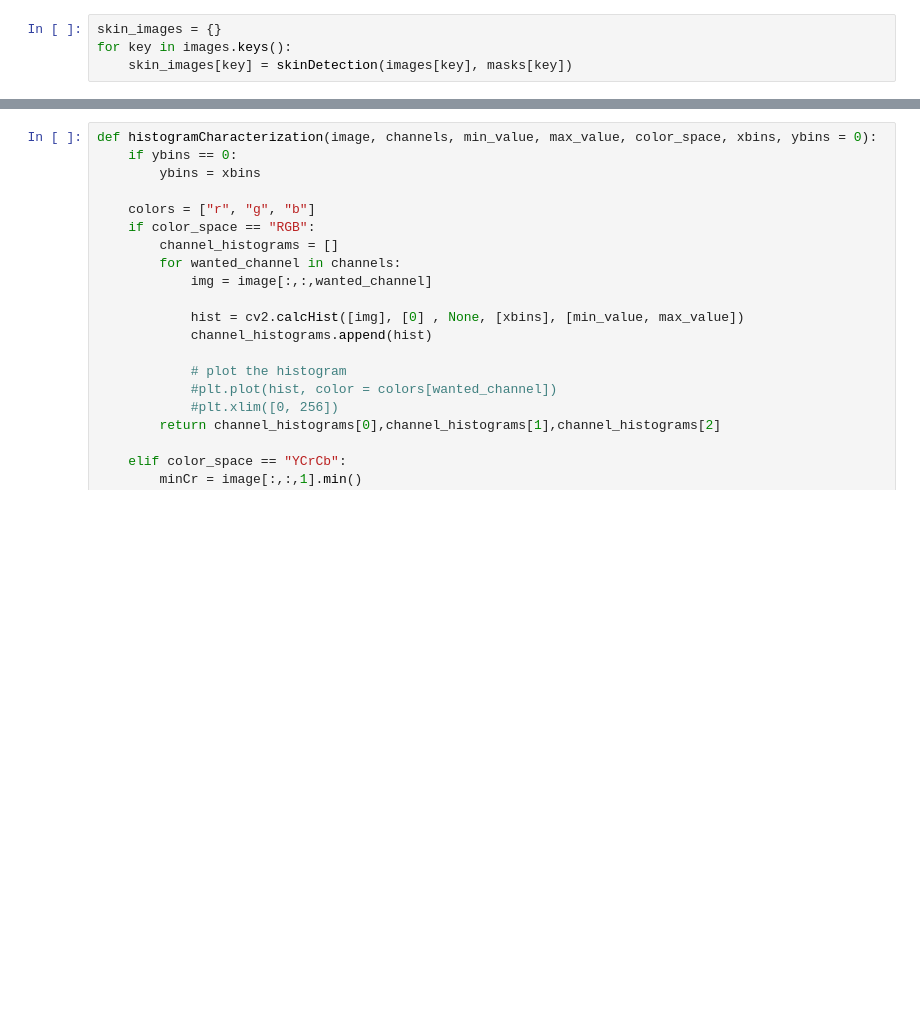
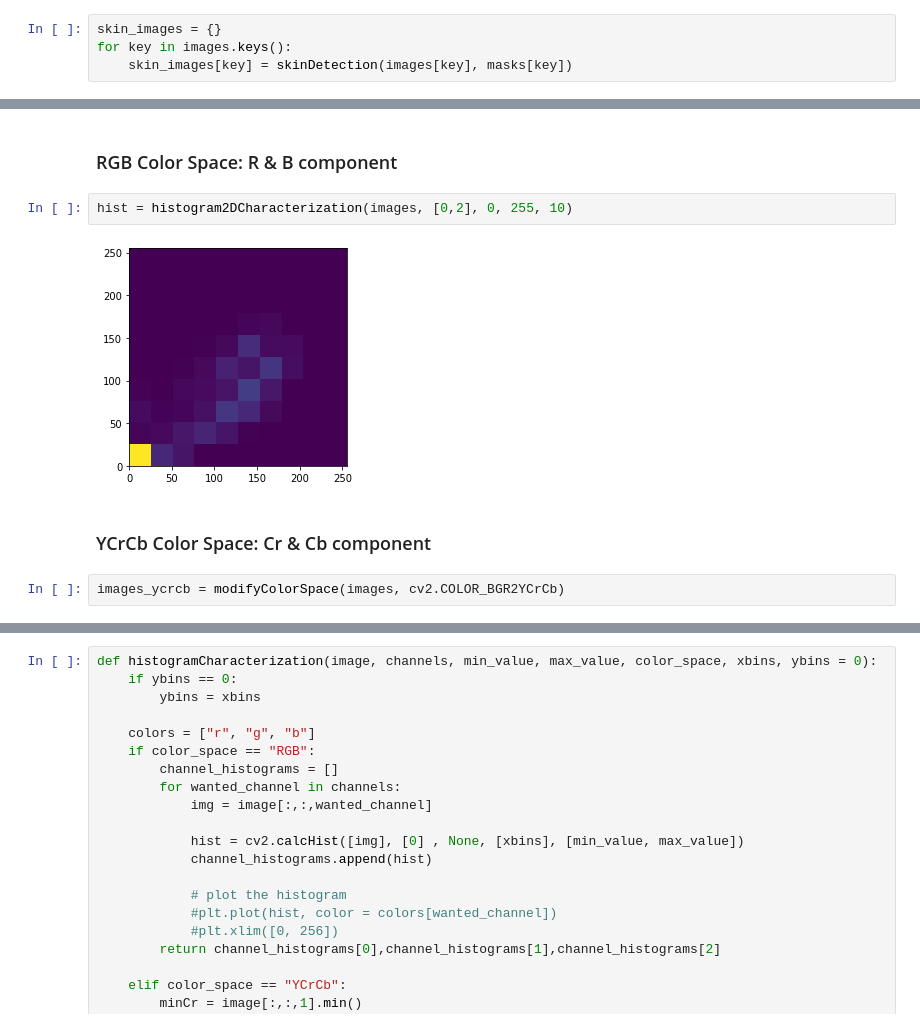
Before and after one commit to uridr/Finger-Detection, a Jupyter notebook: preprocessing/skin_color_characterization_yuye.ipynb, the cells around one changed output, grey strips where cells are left out. Saved outputs shown, nothing was run; the diff lists cells and outputs as text; blank space fills up the shorter version.

```diff
--- a/preprocessing/skin_color_characterization_yuye.ipynb
+++ b/preprocessing/skin_color_characterization_yuye.ipynb
@@ -58,0 +88,10 @@ plt.show()
+# %% [markdown]
+### RGB Color Space: R & B component
+# %%
+hist = histogram2DCharacterization(images, [0,2], 0, 255, 10)
+# %% [output]
+[figure, added]
+# %% [markdown]
+### YCrCb Color Space: Cr & Cb component
+# %%
+images_ycrcb = modifyColorSpace(images, cv2.COLOR_BGR2YCrCb)
```
Also changed, not shown: parts of 12 cells of this notebook.
